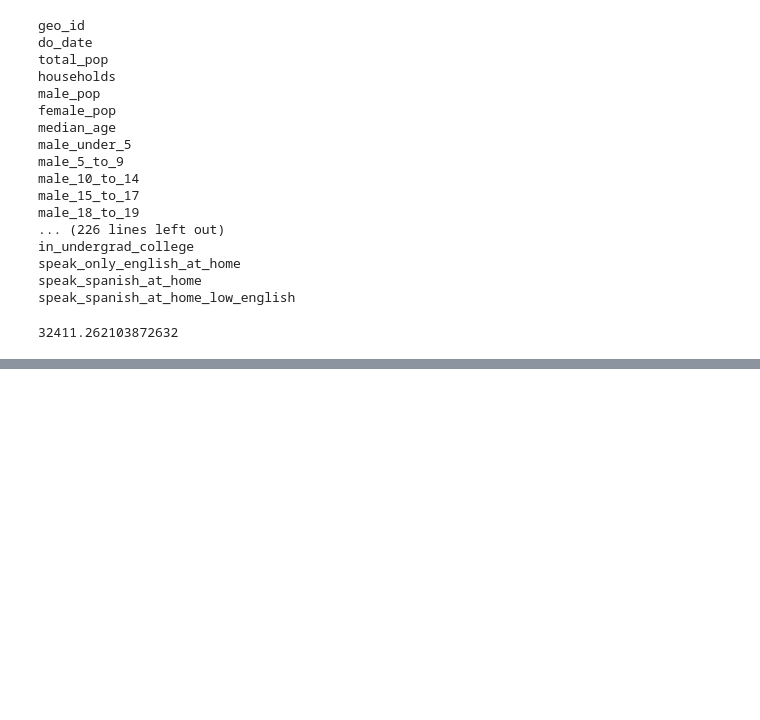
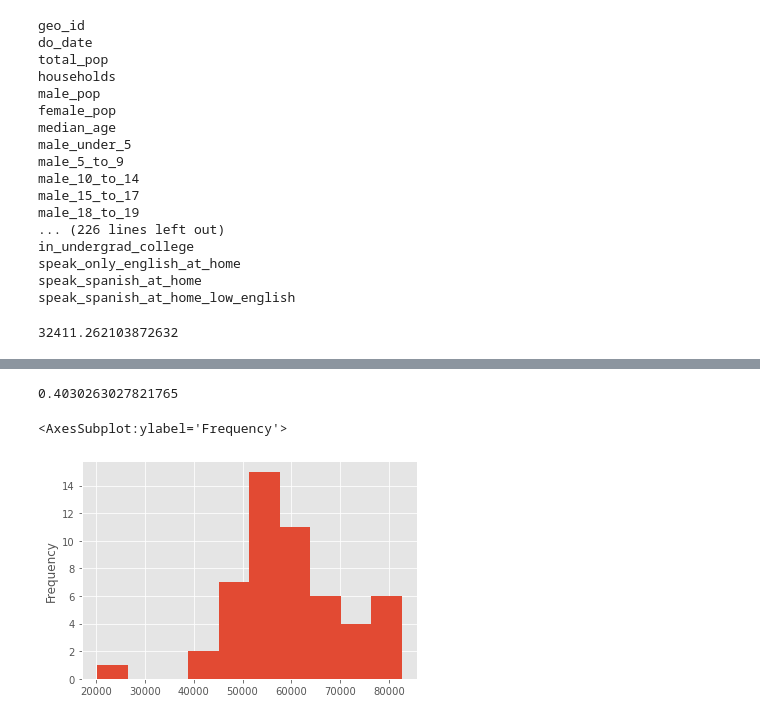
Before and after one commit to Yukti-K/7Park, a Jupyter notebook: Yukti/7park_state.ipynb, the cells around one changed output, grey strips where cells are left out. Saved outputs shown, nothing was run; the diff lists cells and outputs as text; code cells hidden in the pictures; blank space fills up the shorter version.

```diff
--- a/Yukti/7park_state.ipynb
+++ b/Yukti/7park_state.ipynb
@@ -58,0 +100,5 @@ bins = [
+# %%
+household = 0
+for bin_ in bins_:
+    household+=state_2018_5yr[bin_]
+print(household)
@@ -58,0 +163,40 @@ bins = [
+# %%
+binMiddle = [
+    5000,
+    12500,
+    17500,
+    22500,
+    27500,
+    32500,
+    37500,
+    42500,
+    47500,
+    55000,
+    67500,
+    87500,
+    112500,
+    137500,
+    175000,
+    300000
+
+]
+def median_income(obs):
+    household=0
+    for idx,bin_ in enumerate(bins_):
+        household+=obs[bin_]
+        if household >= obs['medianincomePoint']:
+            return binMiddle[idx]
+
+
+state_2018_5yr['medianincomePoint']=state_2018_5yr['households']/2
+
+state_2018_5yr['stateincomeMedian']=state_2018_5yr.apply(lambda row:median_income(row),axis=1)
+# %%
+state_2018_5yr['stateincomeMedian'].skew()
+# %% [output]
+0.4030263027821765
+# %%
+state_2018_5yr['median_income'].plot.hist()
+# %% [output]
+<AxesSubplot:ylabel='Frequency'>
+[figure, added]
```
Also changed, not shown: parts of 8 cells of this notebook, 2 other files.
